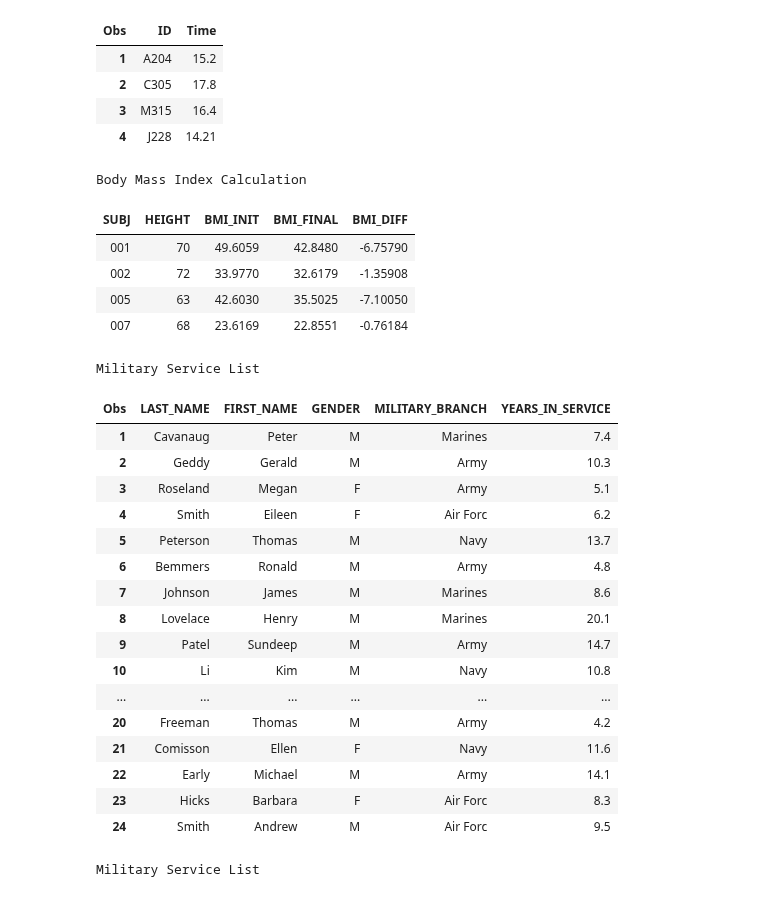
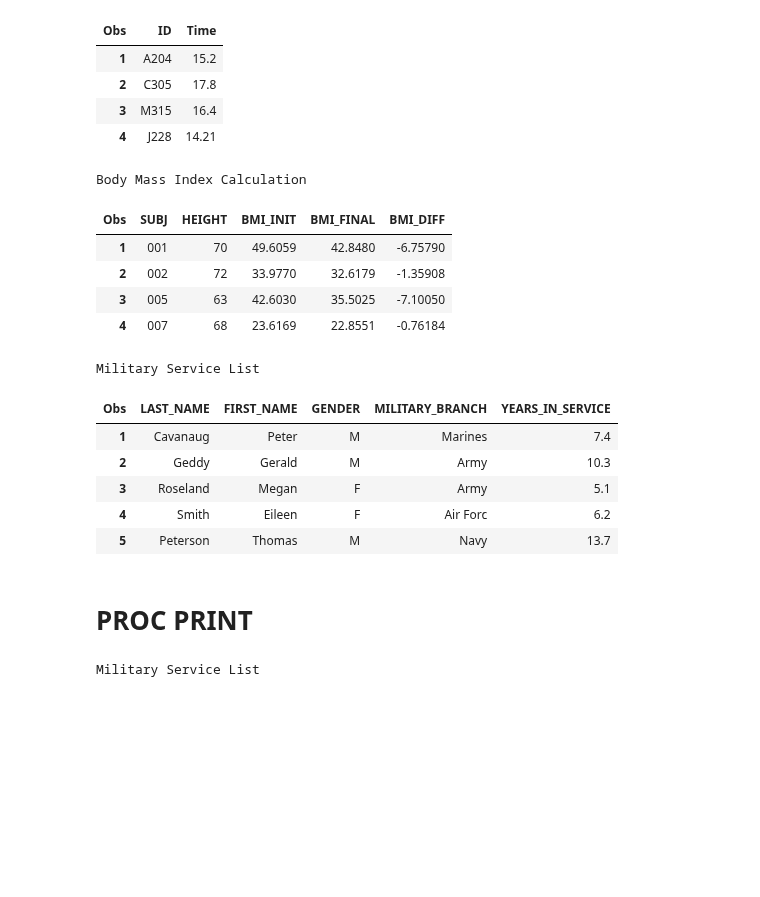
Before and after one commit to kevinwkc/my_sas, a Jupyter notebook: INTRO.ipynb, the cells around one changed output. Saved outputs shown, nothing was run; the diff lists cells and outputs as text; code cells hidden in the pictures; blank space fills up the shorter version.

Commit message:
reading, proc print

```diff
--- a/INTRO.ipynb
+++ b/INTRO.ipynb
@@ -210,53 +197,45 @@ Datalines;
 proc sort;
 by SUBJ;*SORT by SUBJ variable;
 title "Body Mass Index Calculation";
-proc print noobs;*No Observations;
+proc print noobs; *No Observations ID;
 Run;
 # %% [output]
 Body Mass Index Calculation
-| SUBJ | HEIGHT | BMI_INIT | BMI_FINAL | BMI_DIFF |
-| 001 | 70 | 49.6059 | 42.8480 | -6.75790 |
-| 002 | 72 | 33.9770 | 32.6179 | -1.35908 |
-| 005 | 63 | 42.6030 | 35.5025 | -7.10050 |
-| 007 | 68 | 23.6169 | 22.8551 | -0.76184 |
+| Obs | SUBJ | HEIGHT | BMI_INIT | BMI_FINAL | BMI_DIFF |
+| 1 | 001 | 70 | 49.6059 | 42.8480 | -6.75790 |
+| 2 | 002 | 72 | 33.9770 | 32.6179 | -1.35908 |
+| 3 | 005 | 63 | 42.6030 | 35.5025 | -7.10050 |
+| 4 | 007 | 68 | 23.6169 | 22.8551 | -0.76184 |
 # %%
 DATA program_1_2a;
 /*
 ----ASSIGMENT_1---------
 Author: Jose L Rodriguez
 Assigment: 1
 Probleml:  1.2(a)
 Date: September 4th, 2014
 SAS303 - FALL 2014
 ----FILE INFO-----------
 FILE: MilitaryService.txt
 DATA ORDER: Last Name/First Name/Sex/Military Branch/Years of Service
 ------------------------
 */
 infile "/folders/myfolders/SAS-Programming/HW_1/militaryservice.txt" dlm='/';*Open and external file militaryservice.txt;
 input LAST_NAME$ FIRST_NAME$ GENDER$ MILITARY_BRANCH$ YEARS_IN_SERVICE;*input variables;
-proc print;*print all the data from the external file;
+proc print DATA=program_1_2a(OBS=5);*print all the data from the external file;
 title "Military Service List";
 run;
 # %% [output]
 Military Service List
 | Obs | LAST_NAME | FIRST_NAME | GENDER | MILITARY_BRANCH | YEARS_IN_SERVICE |
 | 1 | Cavanaug | Peter | M | Marines | 7.4 |
 | 2 | Geddy | Gerald | M | Army | 10.3 |
 | 3 | Roseland | Megan | F | Army | 5.1 |
 | 4 | Smith | Eileen | F | Air Forc | 6.2 |
 | 5 | Peterson | Thomas | M | Navy | 13.7 |
-| 6 | Bemmers | Ronald | M | Army | 4.8 |
-| 7 | Johnson | James | M | Marines | 8.6 |
-| 8 | Lovelace | Henry | M | Marines | 20.1 |
-| 9 | Patel | Sundeep | M | Army | 14.7 |
-| 10 | Li | Kim | M | Navy | 10.8 |
-| ... | ... | ... | ... | ... | ... |
-| 20 | Freeman | Thomas | M | Army | 4.2 |
-| 21 | Comisson | Ellen | F | Navy | 11.6 |
-| 22 | Early | Michael | M | Army | 14.1 |
-| 23 | Hicks | Barbara | F | Air Forc | 8.3 |
-| 24 | Smith | Andrew | M | Air Forc | 9.5 |
+# %% [markdown]
+PROC PRINT
+================
 # %%
 DATA problem_1_2b;
 /*
```
Also changed, not shown: parts of 3 cells of this notebook.
